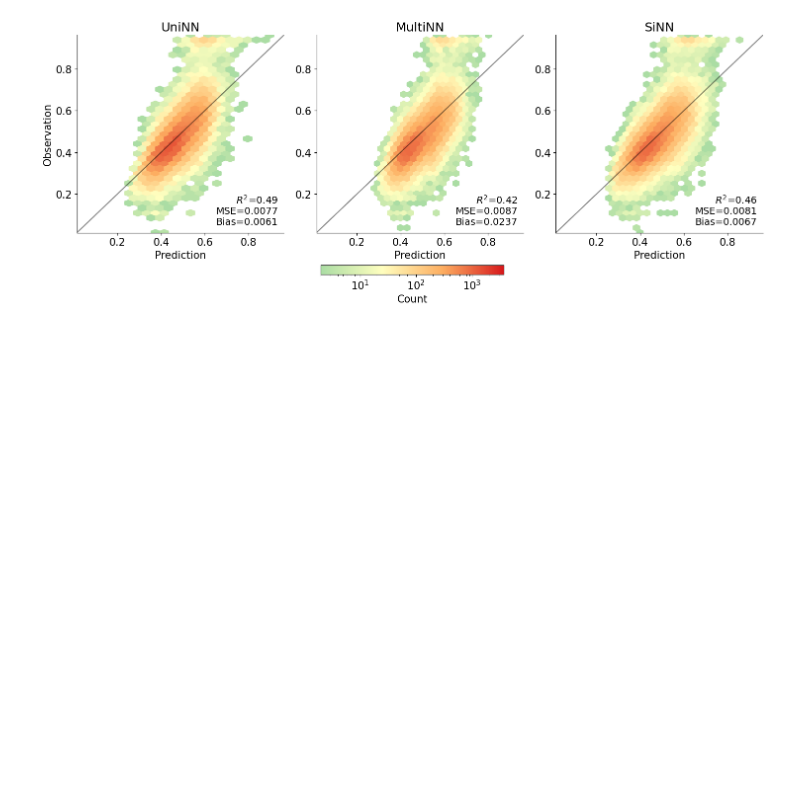
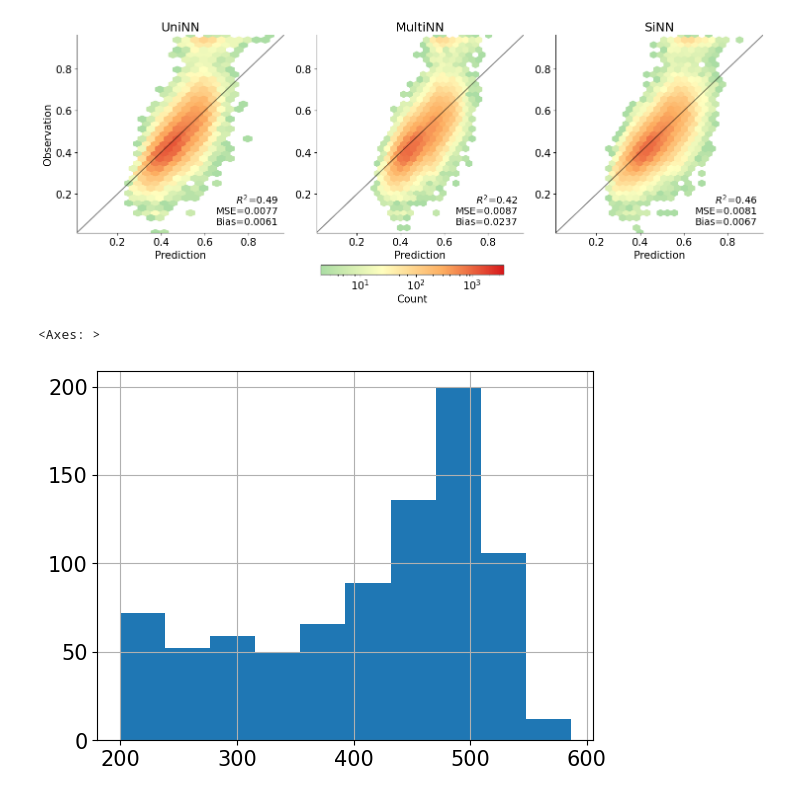
Before and after one commit to AI4SoilHealth/EasyDensity.jl, a Jupyter notebook: Model2018.ipynb, the cells around one changed output. Drawn from its saved outputs; the diff is of its cells as text; code cells hidden in the pictures; blank space fills up the shorter version.

```diff
--- a/Model2018.ipynb
+++ b/Model2018.ipynb
@@ -8,7 +8,7 @@ version = 'v20251209'
 targets = ['SOCconc', 'CF', 'BD', 'SOCdensity']
 models = ['UniNN','MultiNN','SiNN']
 
-df = pd.read_parquet(f'./eval/all_cv.pred_with.lc_{version}.pq')
+df = pd.read_parquet(f'./eval/all_tc_with.lc_{version}.pq')
 
 # # read in
 # uni = pd.read_csv(f'./eval/01_uniNN_tc_{version}.csv')
@@ -228,3 +222,8 @@ for tgt in ["SOCconc"]:
     plt.show()
 # %% [output]
 [figure]
+# %%
+df.loc[df['SOCconc']>0.8,'soc'].hist()
+# %% [output]
+<Axes: >
+[figure, added]
```
Also changed, not shown: parts of 3 cells of this notebook, 2 other files.
